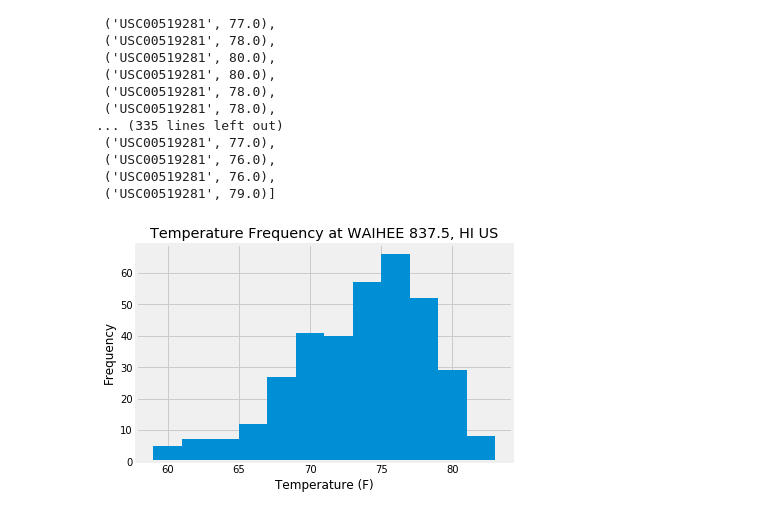
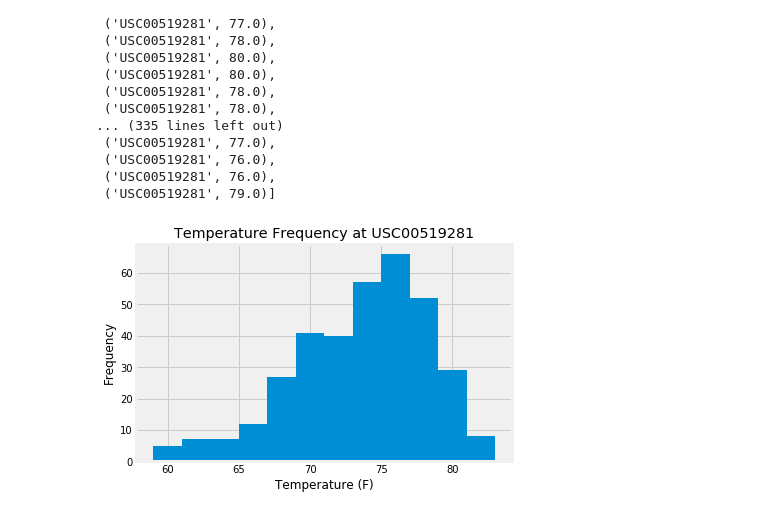
Before and after one commit to BDMC786/SQLAlchemy-Homework, a Jupyter notebook: SQL_II_HW.ipynb, the cells around one changed output. Drawn from its saved outputs; the diff is of its cells as text; code cells hidden in the pictures.

```diff
--- a/SQL_II_HW.ipynb
+++ b/SQL_II_HW.ipynb
@@ -187,9 +187,9 @@ tobs_data
 # %%
 temps = [x[1] for x in tobs_data]
 plt.hist(temps, bins=12)
 plt.xlabel("Temperature (F)")
 plt.ylabel("Frequency")
-plt.title("Temperature Frequency at %s" % (max_activity[1]))
+plt.title("Temperature Frequency at %s" % (most_observations[0]))
 plt.show()
 # %% [output]
-[figure, old version]
+[figure, new version]
```
Also changed, not shown: parts of 3 cells of this notebook.
